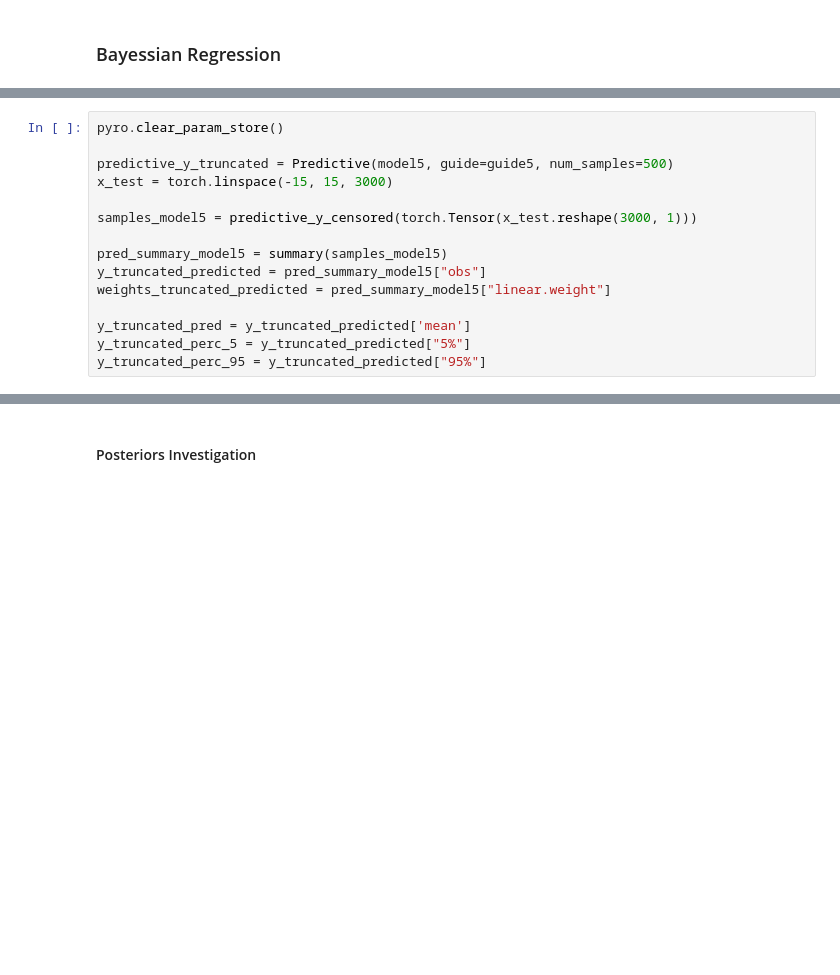
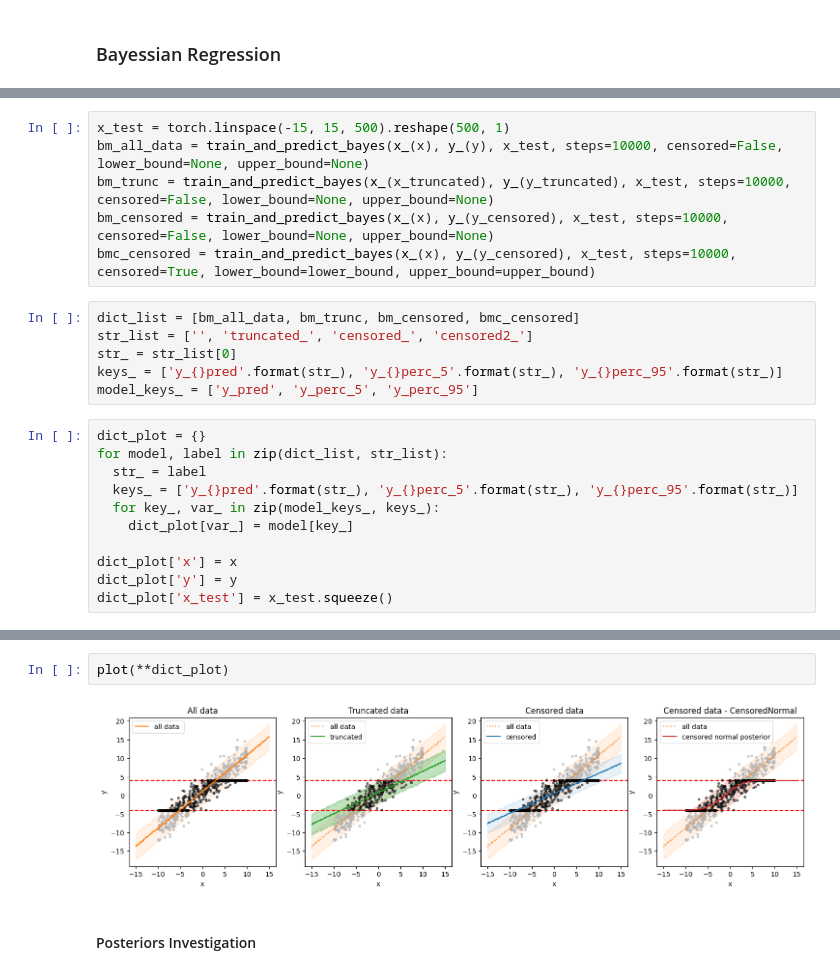
Before and after one commit to AndreaKarlova/censored_regressors, a Jupyter notebook: notebooks/0_Pyro_CensoredRegression.ipynb, the cells around one changed output, grey strips where cells are left out. Saved outputs shown, nothing was run; the diff lists cells and outputs as text; blank space fills up the shorter version.

```diff
--- a/notebooks/0_Pyro_CensoredRegression.ipynb
+++ b/notebooks/0_Pyro_CensoredRegression.ipynb
@@ -407,15 +303,0 @@ y_censored_perc_95 = y_censored_predicted["95%"]
-# %%
-pyro.clear_param_store()
-
-predictive_y_truncated = Predictive(model5, guide=guide5, num_samples=500)
-x_test = torch.linspace(-15, 15, 3000)
-
-samples_model5 = predictive_y_censored(torch.Tensor(x_test.reshape(3000, 1)))
-
-pred_summary_model5 = summary(samples_model5)
-y_truncated_predicted = pred_summary_model5["obs"]
-weights_truncated_predicted = pred_summary_model5["linear.weight"]
-
-y_truncated_pred = y_truncated_predicted['mean']
-y_truncated_perc_5 = y_truncated_predicted["5%"]
-y_truncated_perc_95 = y_truncated_predicted["95%"]
@@ -421,0 +310,23 @@ y_truncated_perc_95 = y_truncated_predicted["95%"]
+# %%
+x_test = torch.linspace(-15, 15, 500).reshape(500, 1)
+bm_all_data = train_and_predict_bayes(x_(x), y_(y), x_test, steps=10000, censored=False, lower_bound=None, upper_bound=None)
+bm_trunc = train_and_predict_bayes(x_(x_truncated), y_(y_truncated), x_test, steps=10000, censored=False, lower_bound=None, upper_bound=None)
+bm_censored = train_and_predict_bayes(x_(x), y_(y_censored), x_test, steps=10000, censored=False, lower_bound=None, upper_bound=None)
+bmc_censored = train_and_predict_bayes(x_(x), y_(y_censored), x_test, steps=10000, censored=True, lower_bound=lower_bound, upper_bound=upper_bound)
+# %%
+dict_list = [bm_all_data, bm_trunc, bm_censored, bmc_censored]
+str_list = ['', 'truncated_', 'censored_', 'censored2_']
+str_ = str_list[0]
+keys_ = ['y_{}pred'.format(str_), 'y_{}perc_5'.format(str_), 'y_{}perc_95'.format(str_)]
+model_keys_ = ['y_pred', 'y_perc_5', 'y_perc_95']
+# %%
+dict_plot = {}
+for model, label in zip(dict_list, str_list):
+  str_ = label
+  keys_ = ['y_{}pred'.format(str_), 'y_{}perc_5'.format(str_), 'y_{}perc_95'.format(str_)]
+  for key_, var_ in zip(model_keys_, keys_):
+    dict_plot[var_] = model[key_]
+
+dict_plot['x'] = x
+dict_plot['y'] = y
+dict_plot['x_test'] = x_test.squeeze()
@@ -454,3 +385,7 @@ ax[1].legend(loc='upper left')
+# %%
+plot(**dict_plot)
+# %% [output]
+[figure, added]
 # %% [markdown]
 #### Posteriors Investigation
 # %%
```
Also changed, not shown: parts of 35 cells of this notebook, 1 other file.
